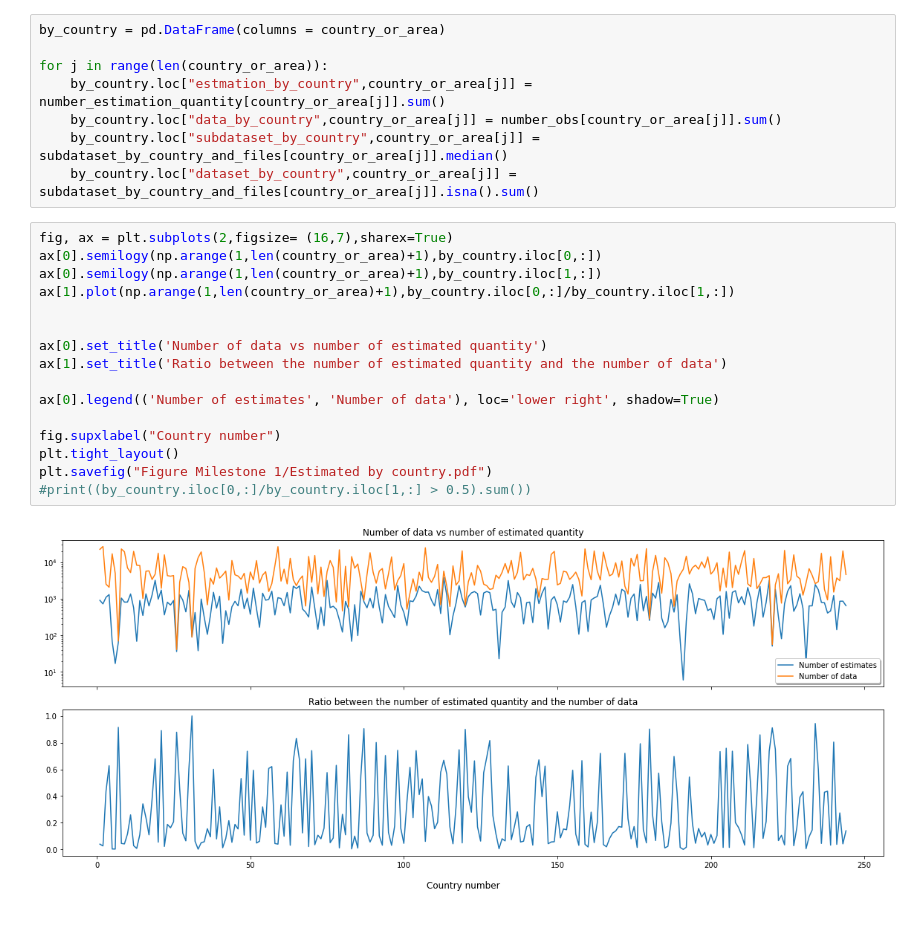
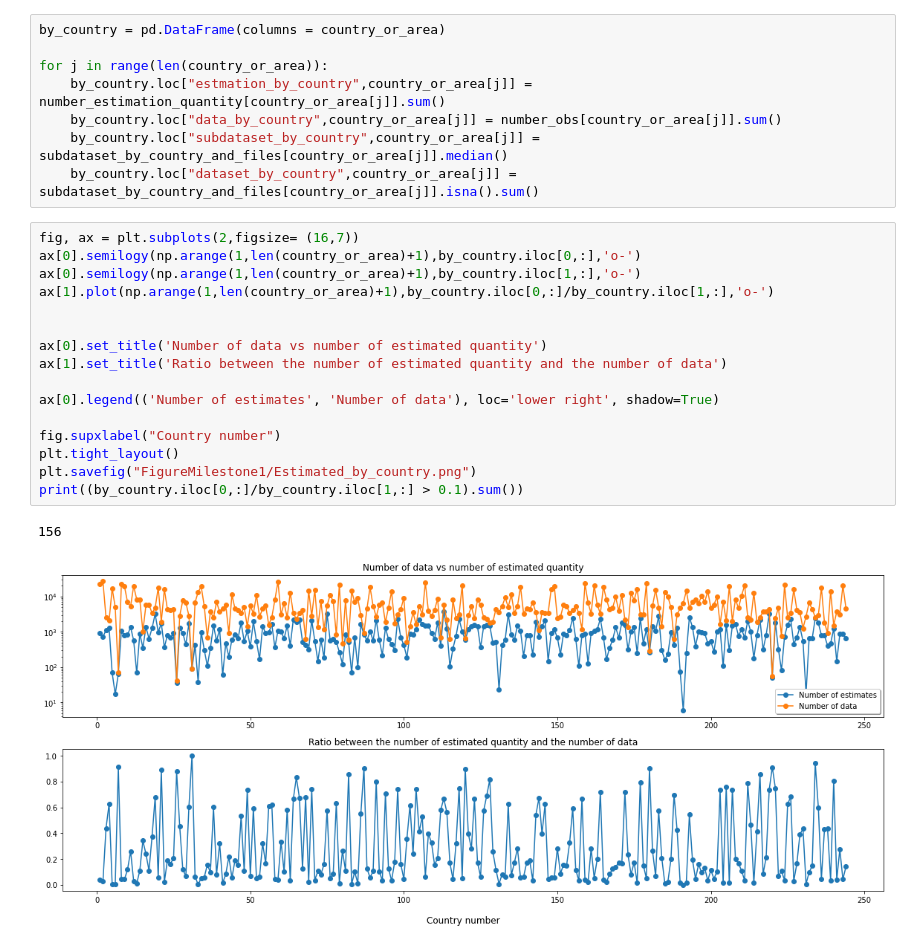
Before and after one commit to FrancescaNic/NoMoreBarPlots, a Jupyter notebook: Untitled.ipynb, the cells around one changed output. Drawn from its saved outputs; the diff is of its cells as text.

```diff
--- a/Untitled.ipynb
+++ b/Untitled.ipynb
@@ -126,23 +126,24 @@ for j in range(len(country_or_area)):
     by_country.loc["subdataset_by_country",country_or_area[j]] = subdataset_by_country_and_files[country_or_area[j]].median()
     by_country.loc["dataset_by_country",country_or_area[j]] = subdataset_by_country_and_files[country_or_area[j]].isna().sum()
 # %%
-fig, ax = plt.subplots(2,figsize= (16,7),sharex=True)
-ax[0].semilogy(np.arange(1,len(country_or_area)+1),by_country.iloc[0,:])
-ax[0].semilogy(np.arange(1,len(country_or_area)+1),by_country.iloc[1,:])
-ax[1].plot(np.arange(1,len(country_or_area)+1),by_country.iloc[0,:]/by_country.iloc[1,:])
+fig, ax = plt.subplots(2,figsize= (16,7))
+ax[0].semilogy(np.arange(1,len(country_or_area)+1),by_country.iloc[0,:],'o-')
+ax[0].semilogy(np.arange(1,len(country_or_area)+1),by_country.iloc[1,:],'o-')
+ax[1].plot(np.arange(1,len(country_or_area)+1),by_country.iloc[0,:]/by_country.iloc[1,:],'o-')
 
 
 ax[0].set_title('Number of data vs number of estimated quantity')
 ax[1].set_title('Ratio between the number of estimated quantity and the number of data')
 
 ax[0].legend(('Number of estimates', 'Number of data'), loc='lower right', shadow=True)
 
 fig.supxlabel("Country number")
 plt.tight_layout()
-plt.savefig("Figure Milestone 1/Estimated by country.pdf")
-#print((by_country.iloc[0,:]/by_country.iloc[1,:] > 0.5).sum())
+plt.savefig("FigureMilestone1/Estimated_by_country.png")
+print((by_country.iloc[0,:]/by_country.iloc[1,:] > 0.1).sum())
 # %% [output]
+156
-[figure, old version]
+[figure, new version]
 # %%
 fig, ax = plt.subplots(1,figsize= (16,6),sharex=True)
 
```
Also changed, not shown: parts of 7 cells of this notebook, 16 other files.
